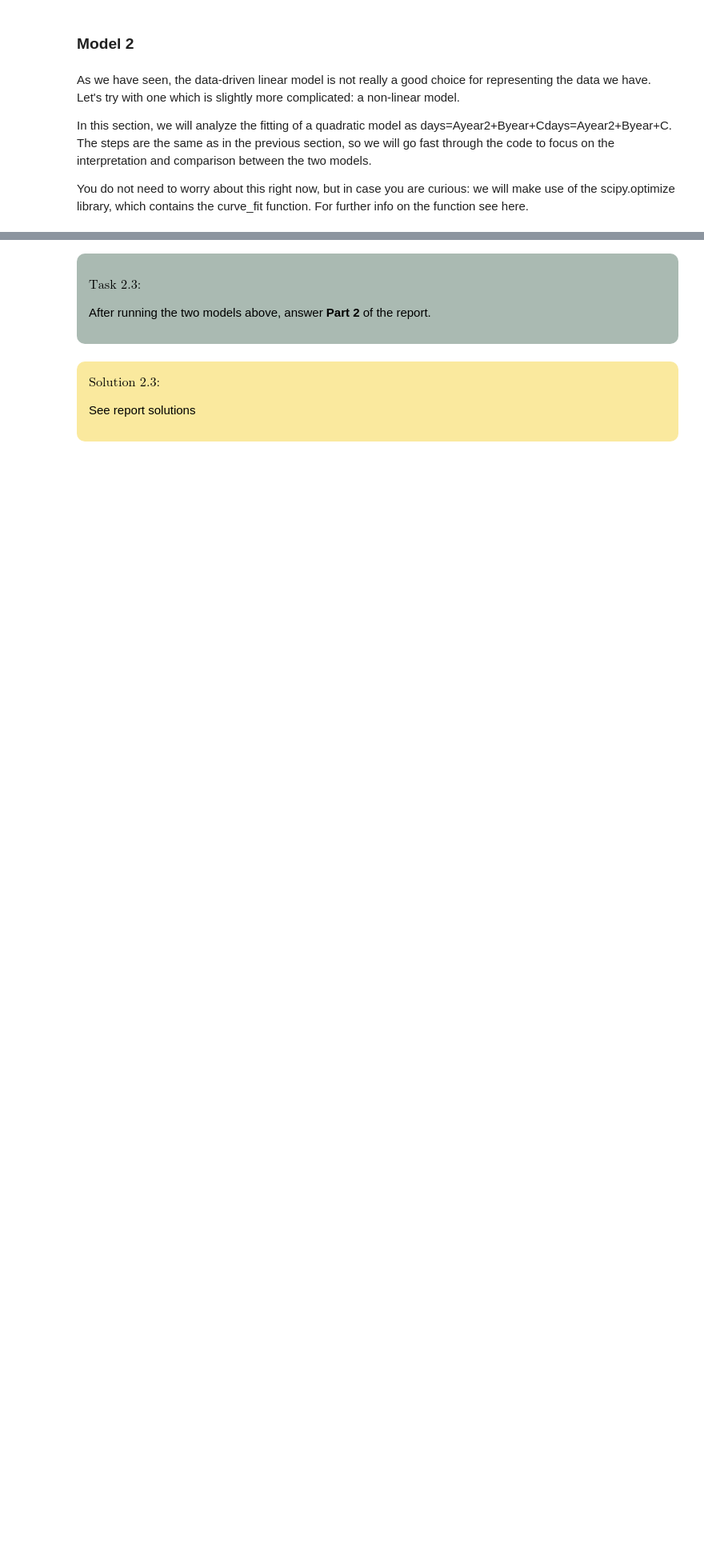
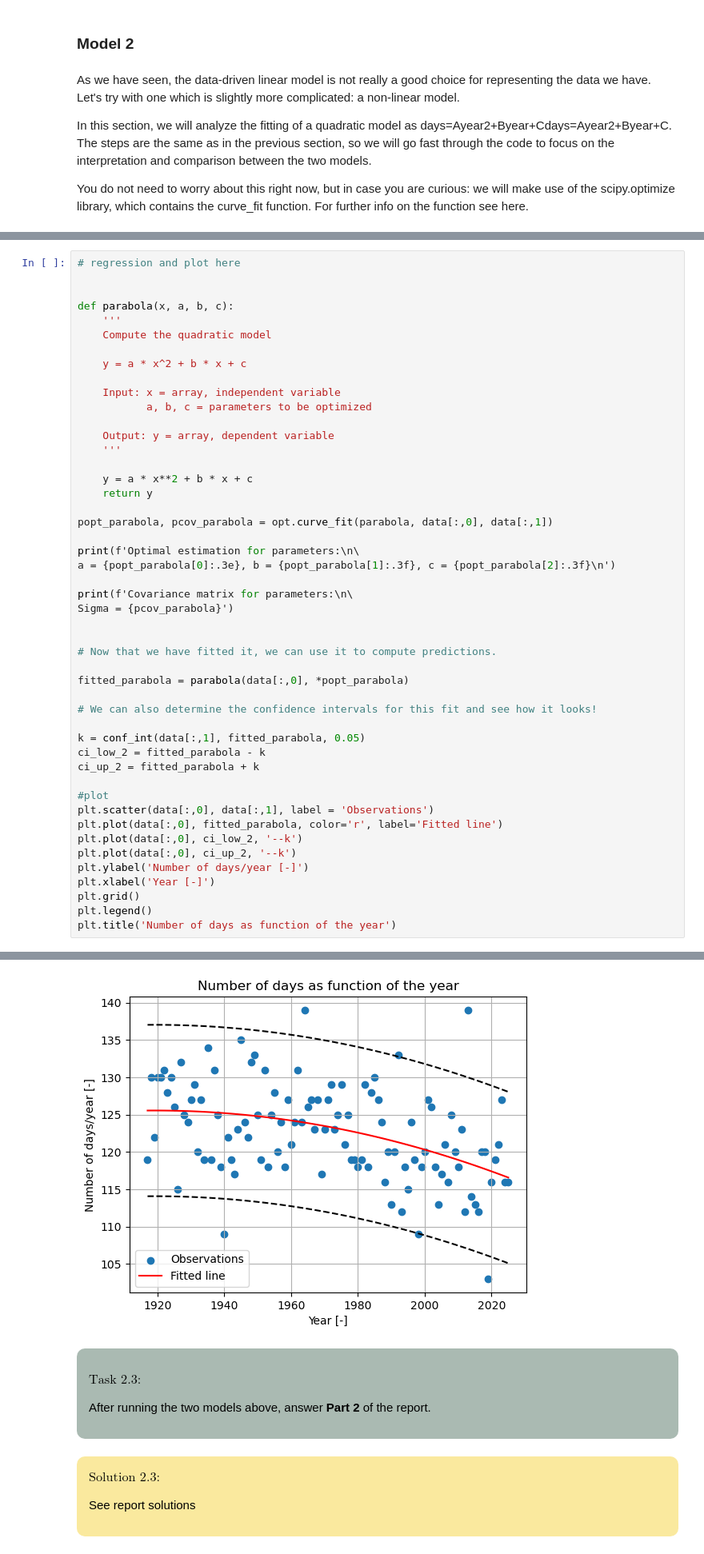
Before and after one commit to MUDE-2025/GA1.1, a Jupyter notebook: GA_1_1.ipynb, the cells around one changed output, grey strips where cells are left out. Shown: that part at 80% size. Drawn from its saved outputs; the diff is of its cells as text; blank space fills up the shorter version.

Commit message:
draft for further models

```diff
--- a/GA_1_1.ipynb
+++ b/GA_1_1.ipynb
@@ -204,0 +319,49 @@ You do not need to worry about this right now, but in case you are curious: we w
+# %%
+# regression and plot here
+
+
+def parabola(x, a, b, c):
+    '''
+    Compute the quadratic model
+
+    y = a * x^2 + b * x + c
+
+    Input: x = array, independent variable
+           a, b, c = parameters to be optimized
+
+    Output: y = array, dependent variable
+    '''
+
+    y = a * x**2 + b * x + c
+    return y
+
+popt_parabola, pcov_parabola = opt.curve_fit(parabola, data[:,0], data[:,1])
+
+print(f'Optimal estimation for parameters:\n\
+a = {popt_parabola[0]:.3e}, b = {popt_parabola[1]:.3f}, c = {popt_parabola[2]:.3f}\n')
+
+print(f'Covariance matrix for parameters:\n\
+Sigma = {pcov_parabola}')
+
+
+# Now that we have fitted it, we can use it to compute predictions.
+
+fitted_parabola = parabola(data[:,0], *popt_parabola)
+
+# We can also determine the confidence intervals for this fit and see how it looks!
+
+k = conf_int(data[:,1], fitted_parabola, 0.05)
+ci_low_2 = fitted_parabola - k
+ci_up_2 = fitted_parabola + k
+
+#plot
+plt.scatter(data[:,0], data[:,1], label = 'Observations')
+plt.plot(data[:,0], fitted_parabola, color='r', label='Fitted line')
+plt.plot(data[:,0], ci_low_2, '--k')
+plt.plot(data[:,0], ci_up_2, '--k')
+plt.ylabel('Number of days/year [-]')
+plt.xlabel('Year [-]')
+plt.grid()
+plt.legend()
+plt.title('Number of days as function of the year')
+# %% [output]
@@ -205,3 +376,4 @@ You do not need to worry about this right now, but in case you are curious: we w
+[figure, added]
 # %% [markdown]
 <div style="background-color:#AABAB2; color: black; width:90%; vertical-align: middle; padding:15px; margin: 10px; border-radius: 10px">
 <p>
```
Also changed, not shown: parts of 17 cells of this notebook, 7 other files.
